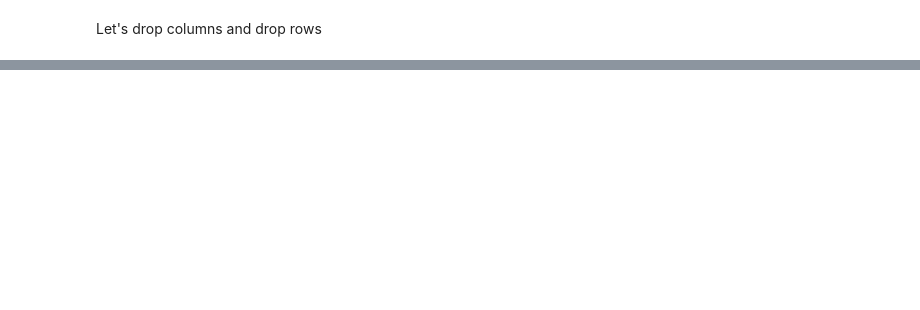
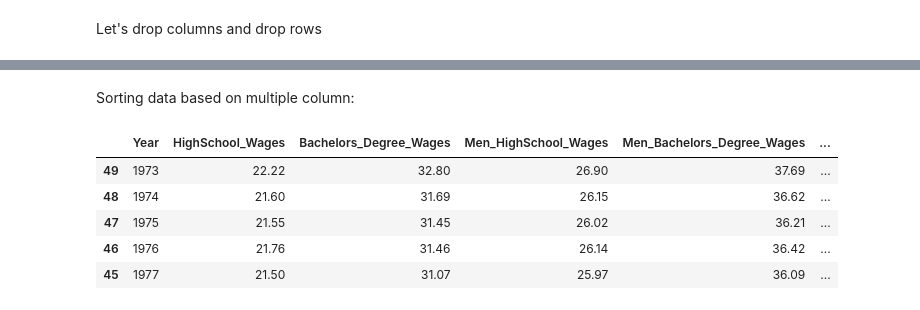
Before and after one commit to waheeb123/Python, a Jupyter notebook: Assignment7.ipynb, the cells around one changed output, grey strips where cells are left out. Saved outputs shown, nothing was run; the diff lists cells and outputs as text; code cells hidden in the pictures; blank space fills up the shorter version.

```diff
--- a/Assignment7.ipynb
+++ b/Assignment7.ipynb
@@ -158,0 +201,15 @@ Let's drop columns and drop rows
+# %% [markdown]
+Sorting data based on multiple column:
+# %%
+# Sorting the DataFrame based on multiple columns
+sorted_df = df.sort_values(by=['Year', 'Bachelors_Degree_Wages'], ascending=[True, False])
+
+# Display the sorted DataFrame
+sorted_df.head(5)
+# %% [output]
+|  | Year | HighSchool_Wages | Bachelors_Degree_Wages | Men_HighSchool_Wages | Men_Bachelors_Degree_Wages | ... |
+| 49 | 1973 | 22.22 | 32.80 | 26.90 | 37.69 | ... |
+| 48 | 1974 | 21.60 | 31.69 | 26.15 | 36.62 | ... |
+| 47 | 1975 | 21.55 | 31.45 | 26.02 | 36.21 | ... |
+| 46 | 1976 | 21.76 | 31.46 | 26.14 | 36.42 | ... |
+| 45 | 1977 | 21.50 | 31.07 | 25.97 | 36.09 | ... |
```
Also changed, not shown: parts of 15 cells of this notebook.
